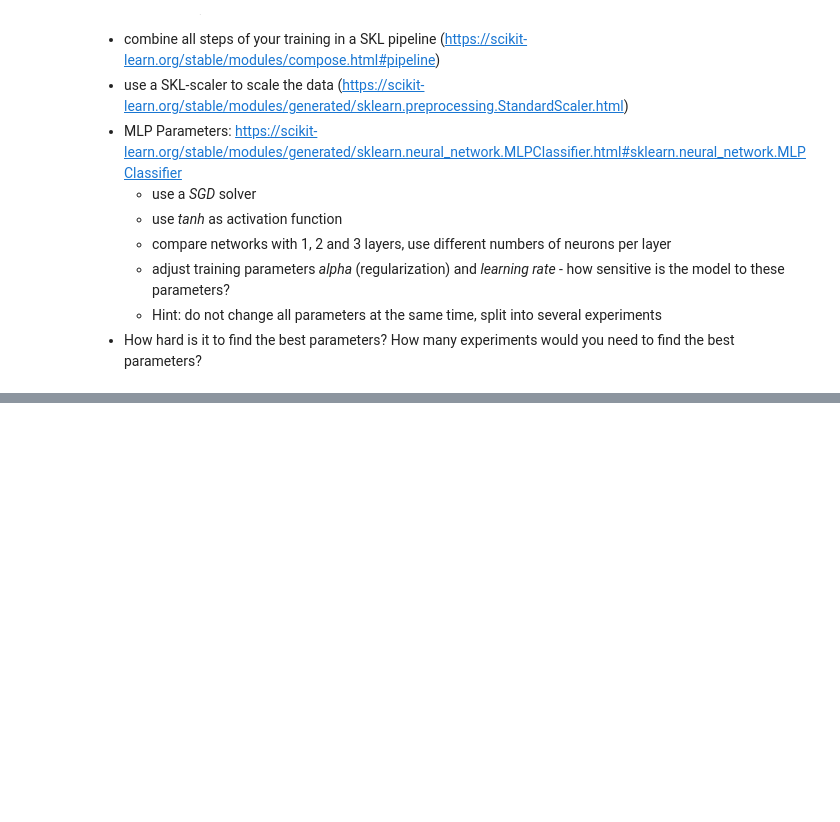
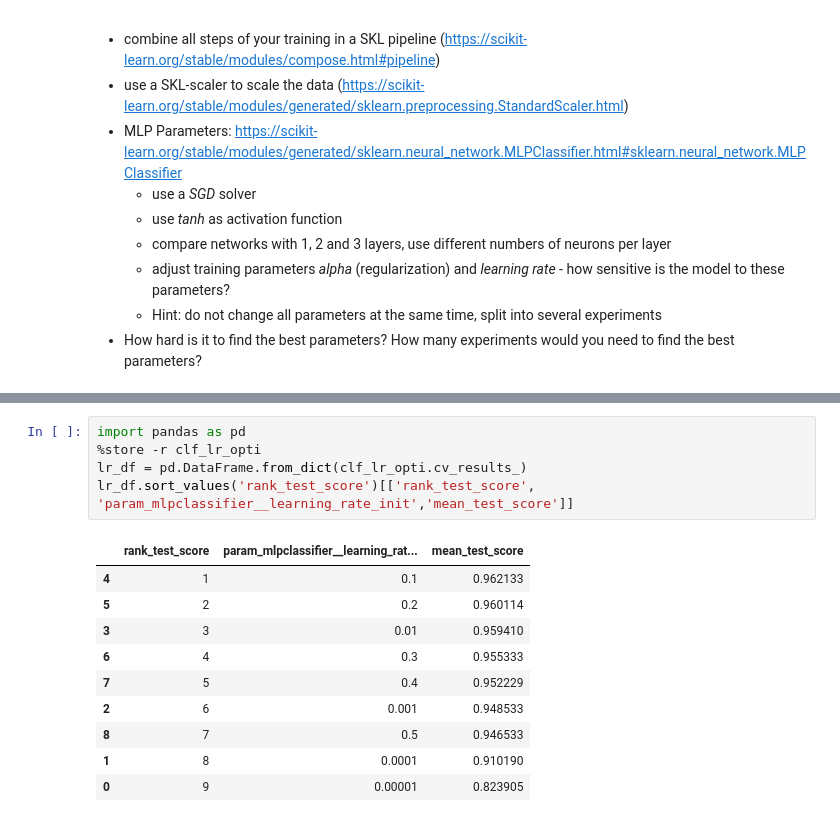
Before and after one commit to trenklem/DataScience21, a Jupyter notebook: Block_6/Assignments/6_a_Non-Linear_Classification.ipynb, the cells around one changed output, grey strips where cells are left out. Drawn from its saved outputs; the diff is of its cells as text; blank space fills up the shorter version.

```diff
--- a/Block_6/Assignments/6_a_Non-Linear_Classification.ipynb
+++ b/Block_6/Assignments/6_a_Non-Linear_Classification.ipynb
@@ -39,0 +193,16 @@ Split the MNIST data into  train- and test-sets and then train and evaluate a si
+# %%
+import pandas as pd
+%store -r clf_lr_opti
+lr_df = pd.DataFrame.from_dict(clf_lr_opti.cv_results_)
+lr_df.sort_values('rank_test_score')[['rank_test_score', 'param_mlpclassifier__learning_rate_init','mean_test_score']]
+# %% [output]
+|  | rank_test_score | param_mlpclassifier__learning_rat... | mean_test_score |
+| 4 | 1 | 0.1 | 0.962133 |
+| 5 | 2 | 0.2 | 0.960114 |
+| 3 | 3 | 0.01 | 0.959410 |
+| 6 | 4 | 0.3 | 0.955333 |
+| 7 | 5 | 0.4 | 0.952229 |
+| 2 | 6 | 0.001 | 0.948533 |
+| 8 | 7 | 0.5 | 0.946533 |
+| 1 | 8 | 0.0001 | 0.910190 |
+| 0 | 9 | 0.00001 | 0.823905 |
```
Also changed, not shown: parts of 28 cells of this notebook, 1 other file.
